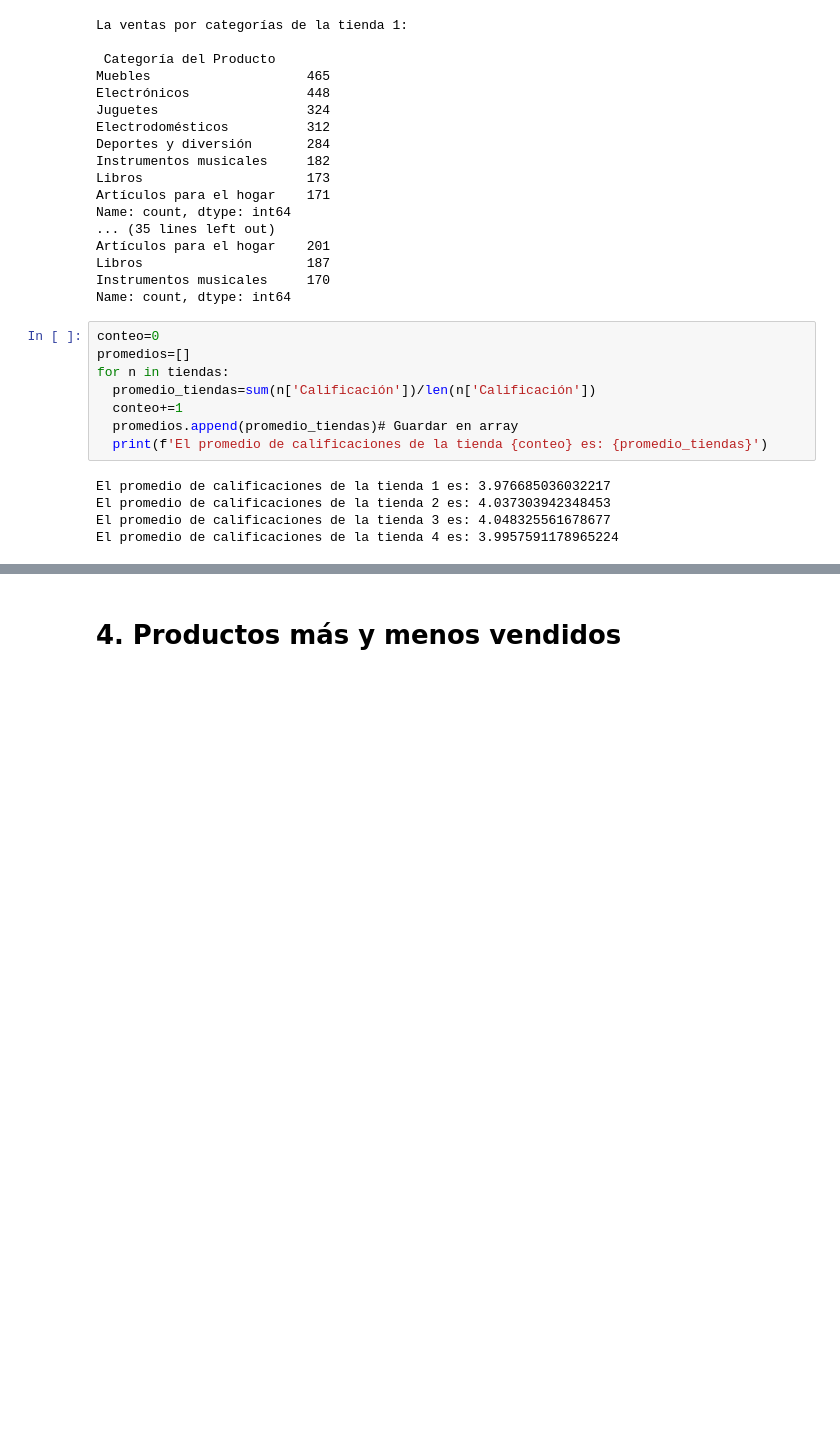
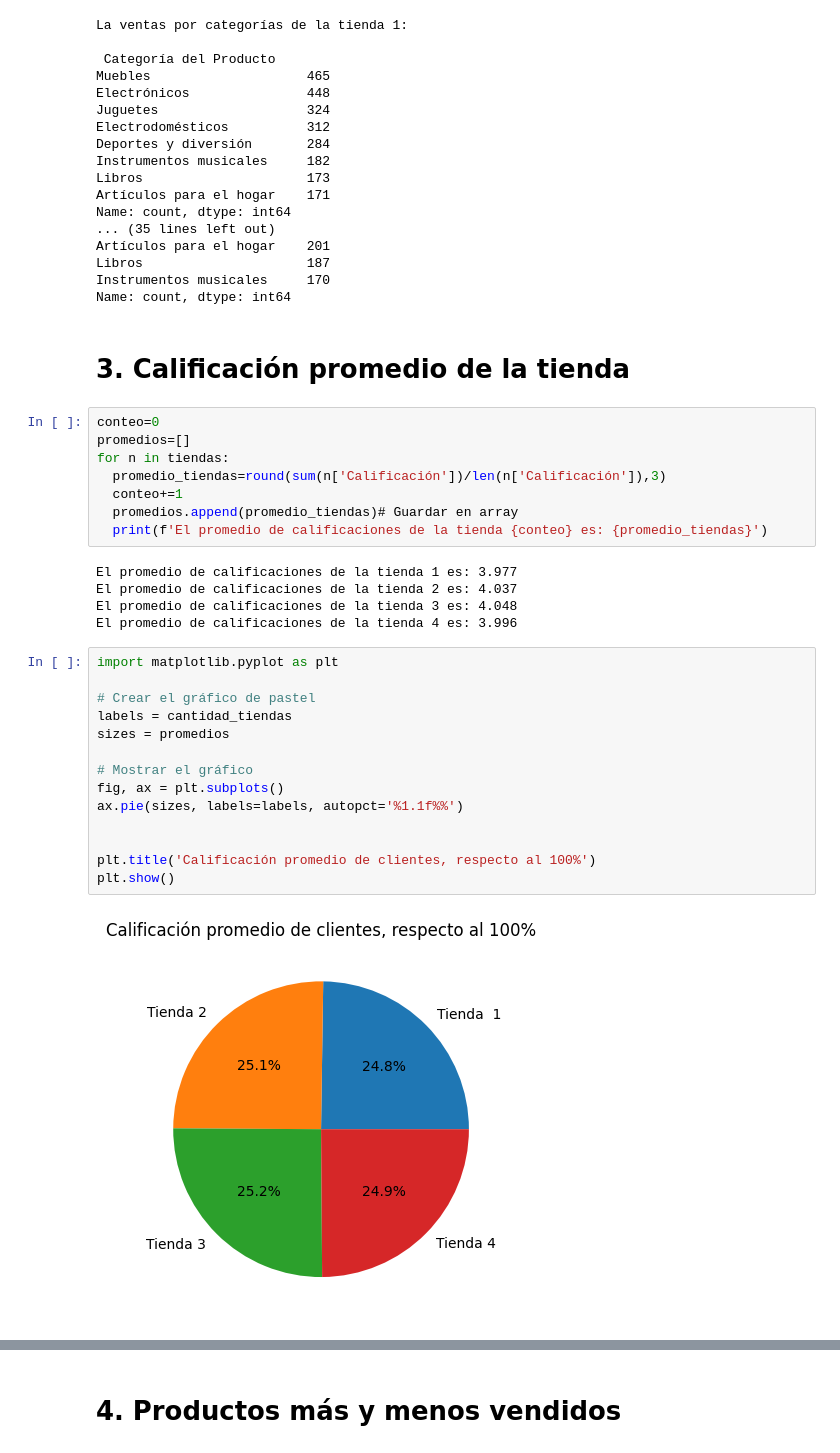
Before and after one commit to HadLe8/alura_store, a Jupyter notebook: AluraStoreLatam.ipynb, the cells around one changed output, grey strips where cells are left out. Cells and saved outputs as stored; diff of their text form; blank space fills up the shorter version.

```diff
--- a/AluraStoreLatam.ipynb
+++ b/AluraStoreLatam.ipynb
@@ -57,16 +73,34 @@ Artículos para el hogar    201
 Libros                     187
 Instrumentos musicales     170
 Name: count, dtype: int64
+# %% [markdown]
+# 3. Calificación promedio de la tienda
 # %%
 conteo=0
 promedios=[]
 for n in tiendas:
-  promedio_tiendas=sum(n['Calificación'])/len(n['Calificación'])
+  promedio_tiendas=round(sum(n['Calificación'])/len(n['Calificación']),3)
   conteo+=1
   promedios.append(promedio_tiendas)# Guardar en array
   print(f'El promedio de calificaciones de la tienda {conteo} es: {promedio_tiendas}')
 # %% [output]
-El promedio de calificaciones de la tienda 1 es: 3.976685036032217
-El promedio de calificaciones de la tienda 2 es: 4.037303942348453
-El promedio de calificaciones de la tienda 3 es: 4.048325561678677
-El promedio de calificaciones de la tienda 4 es: 3.9957591178965224
+El promedio de calificaciones de la tienda 1 es: 3.977
+El promedio de calificaciones de la tienda 2 es: 4.037
+El promedio de calificaciones de la tienda 3 es: 4.048
+El promedio de calificaciones de la tienda 4 es: 3.996
+# %%
+import matplotlib.pyplot as plt
+
+# Crear el gráfico de pastel
+labels = cantidad_tiendas
+sizes = promedios
+
+# Mostrar el gráfico
+fig, ax = plt.subplots()
+ax.pie(sizes, labels=labels, autopct='%1.1f%%')
+
+
+plt.title('Calificación promedio de clientes, respecto al 100%')
+plt.show()
+# %% [output]
+[figure, added]
```
Also changed, not shown: parts of 11 cells of this notebook.
